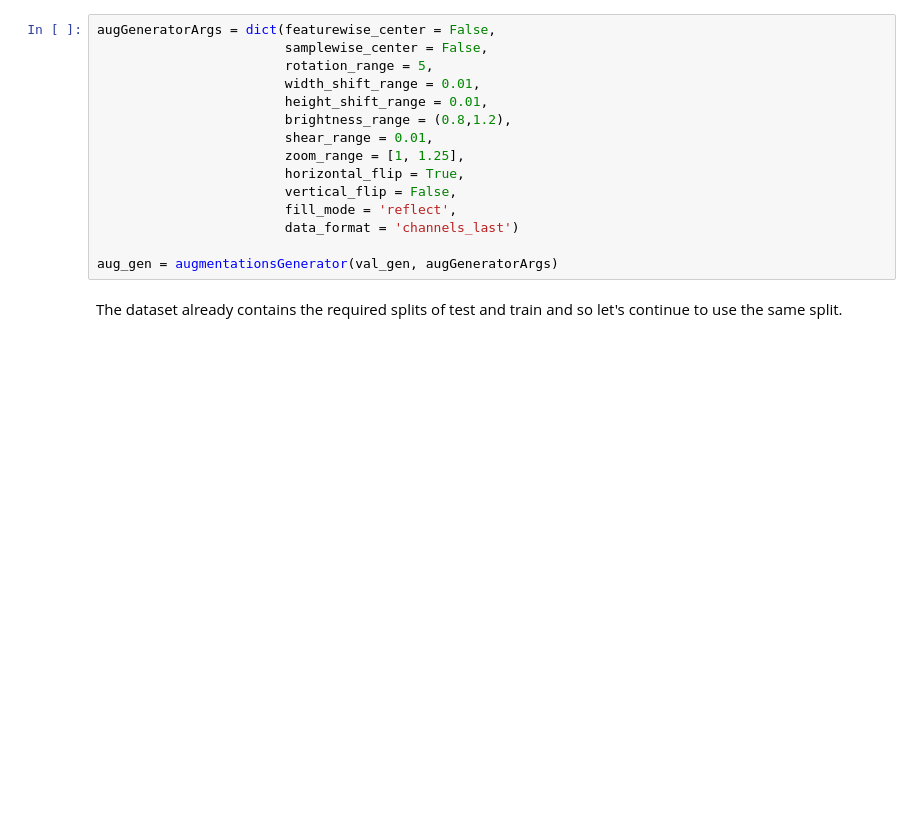
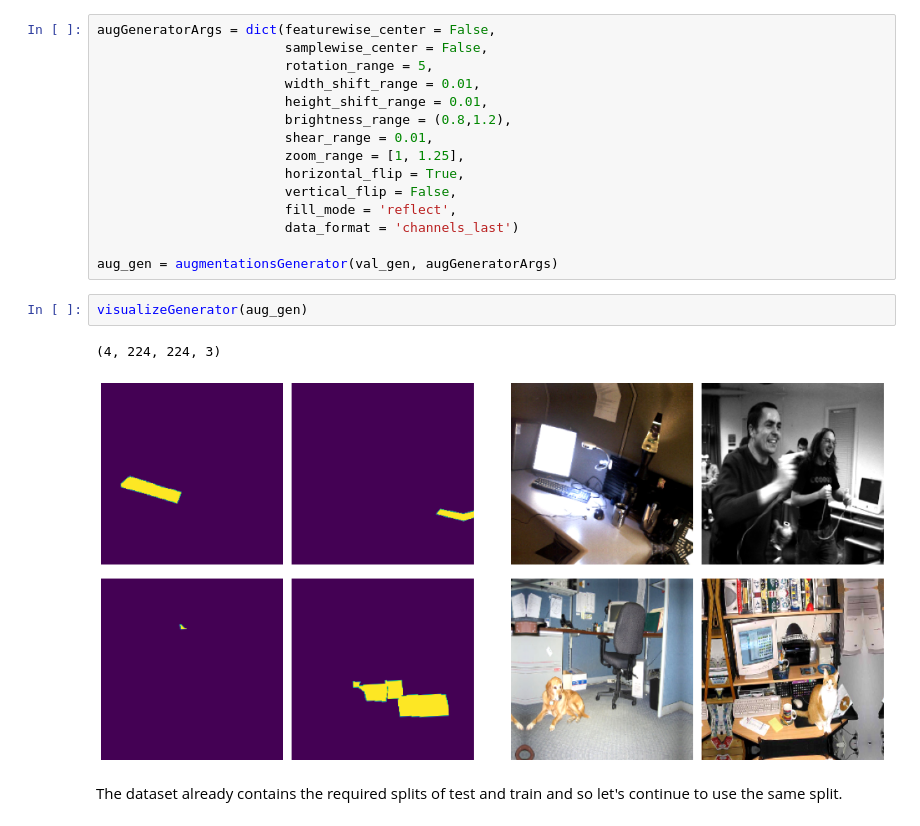
Before and after one commit to jacobeturpin/segment-it, a Jupyter notebook: train/it_segmentation.ipynb, the cells around one changed output. Cells and saved outputs as stored; diff of their text form; blank space fills up the shorter version.

```diff
--- a/train/it_segmentation.ipynb
+++ b/train/it_segmentation.ipynb
@@ -290,6 +290,11 @@ augGeneratorArgs = dict(featurewise_center = False,
                         data_format = 'channels_last')
 
 aug_gen = augmentationsGenerator(val_gen, augGeneratorArgs)
+# %%
+visualizeGenerator(aug_gen)
+# %% [output]
+(4, 224, 224, 3)
+[figure, added]
 # %% [markdown]
 The dataset already contains the required splits of test and train and so let's continue to use the same split.
 # %%
```
Also changed, not shown: parts of 1 cell of this notebook.
